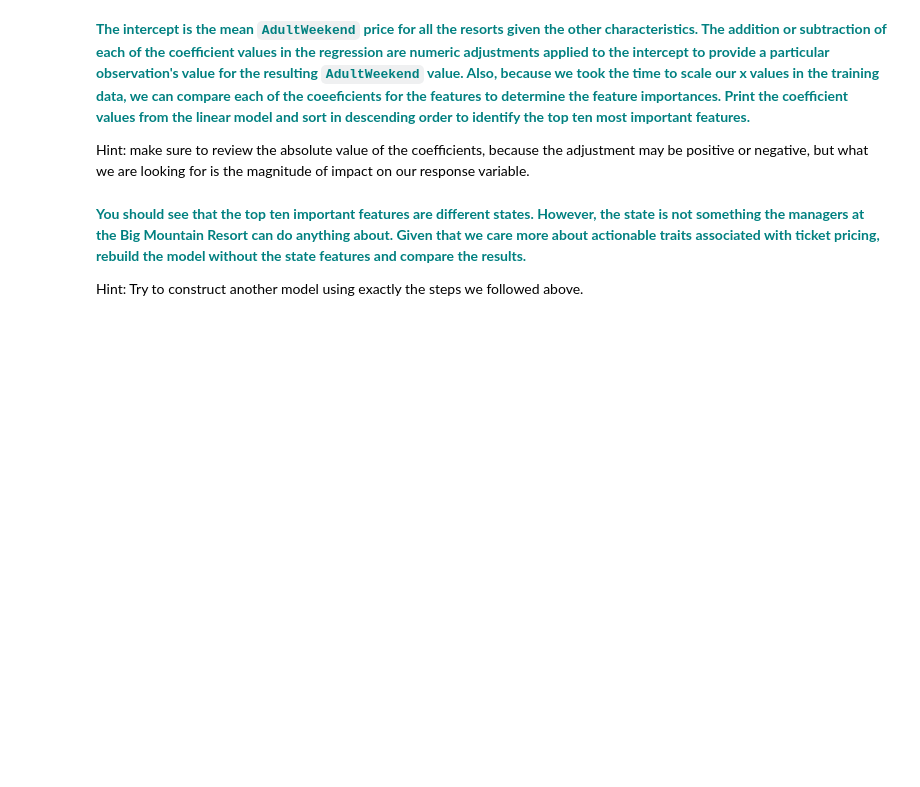
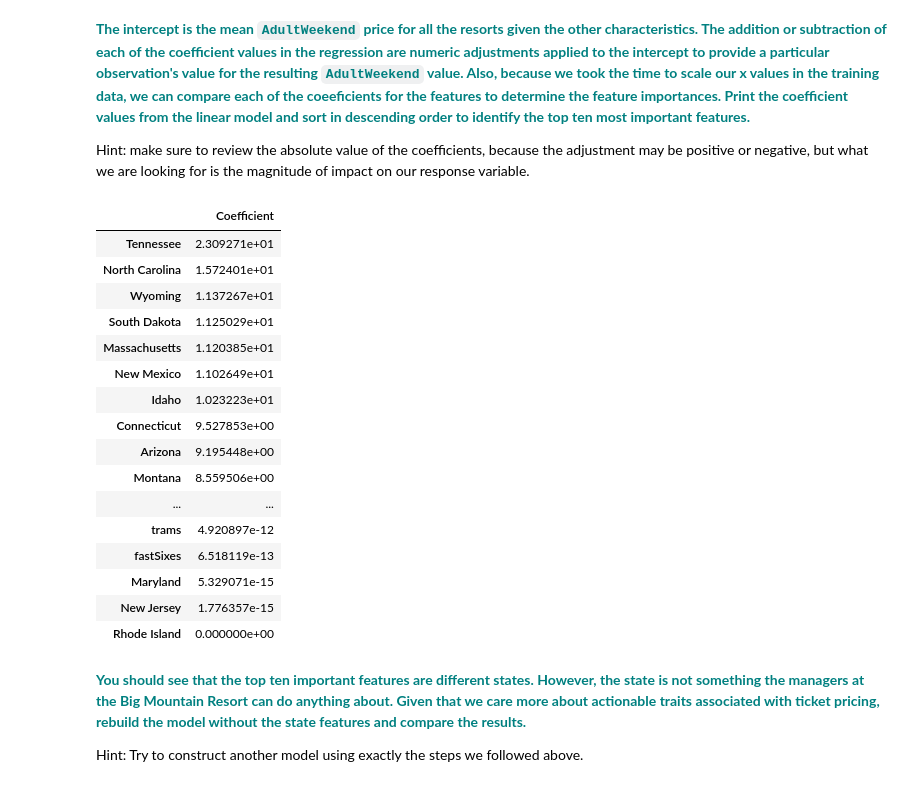
Before and after one commit to omkar22k/Springboard, a Jupyter notebook: Guided Capstone/Notebook_stepfourandfive.ipynb, the cells around one changed output. Drawn from its saved outputs; the diff is of its cells as text; code cells hidden in the pictures; blank space fills up the shorter version.

```diff
--- a/Guided Capstone/Notebook_stepfourandfive.ipynb
+++ b/Guided Capstone/Notebook_stepfourandfive.ipynb
@@ -134,10 +134,10 @@ This is the fifth step in the Data Science Method. In the previous steps you cle
 #### Model 1
 # %%
 #all first model set
-#from sklearn import linear_model
-#from sklearn.metrics import explained_variance_score,mean_absolute_error
-#lm = linear_model.LinearRegression()
-#model = lm.fit(X_train,y_train)
+from sklearn import linear_model
+from sklearn.metrics import explained_variance_score,mean_absolute_error
+lm = linear_model.LinearRegression()
+model = lm.fit(X_train,y_train)
 # %% [markdown]
 **<font color='teal'> Predict on the testing dataset and score the model performance with the y_test set and the y-pred values. The explained variance is a measure of the variation explained by the model. This is also known as the R-squared value. </font>**
 
@@ -161,7 +177,26 @@ Hint: our linear regression model `lm` has an attribute `intercept_` for the int
 Hint: make sure to review the absolute value of the coefficients, because the adjustment may be positive or negative, but what we are looking for is the magnitude of impact on our response variable.
 # %%
 # You might want to make a pandas DataFrame displaying the coefficients for each state like so:
-# pd.DataFrame(abs(lm.coef_), X.columns, columns=['Coefficient'])
+coeff_1 = pd.DataFrame(abs(lm.coef_), X.columns, columns=['Coefficient'])
+coeff_1.sort_values(by = 'Coefficient', ascending = False)
+# %% [output]
+|  | Coefficient |
+| Tennessee | 2.309271e+01 |
+| North Carolina | 1.572401e+01 |
+| Wyoming | 1.137267e+01 |
+| South Dakota | 1.125029e+01 |
+| Massachusetts | 1.120385e+01 |
+| New Mexico | 1.102649e+01 |
+| Idaho | 1.023223e+01 |
+| Connecticut | 9.527853e+00 |
+| Arizona | 9.195448e+00 |
+| Montana | 8.559506e+00 |
+| ... | ... |
+| trams | 4.920897e-12 |
+| fastSixes | 6.518119e-13 |
+| Maryland | 5.329071e-15 |
+| New Jersey | 1.776357e-15 |
+| Rhode Island | 0.000000e+00 |
 # %% [markdown]
 **<font color='teal'>You should see that the top ten important features are different states. However, the state is not something the managers at the Big Mountain Resort can do anything about. Given that we care more about actionable traits associated with ticket pricing, rebuild the model without the state features and compare the results. </font>**
 
```
Also changed, not shown: parts of 10 cells of this notebook.
